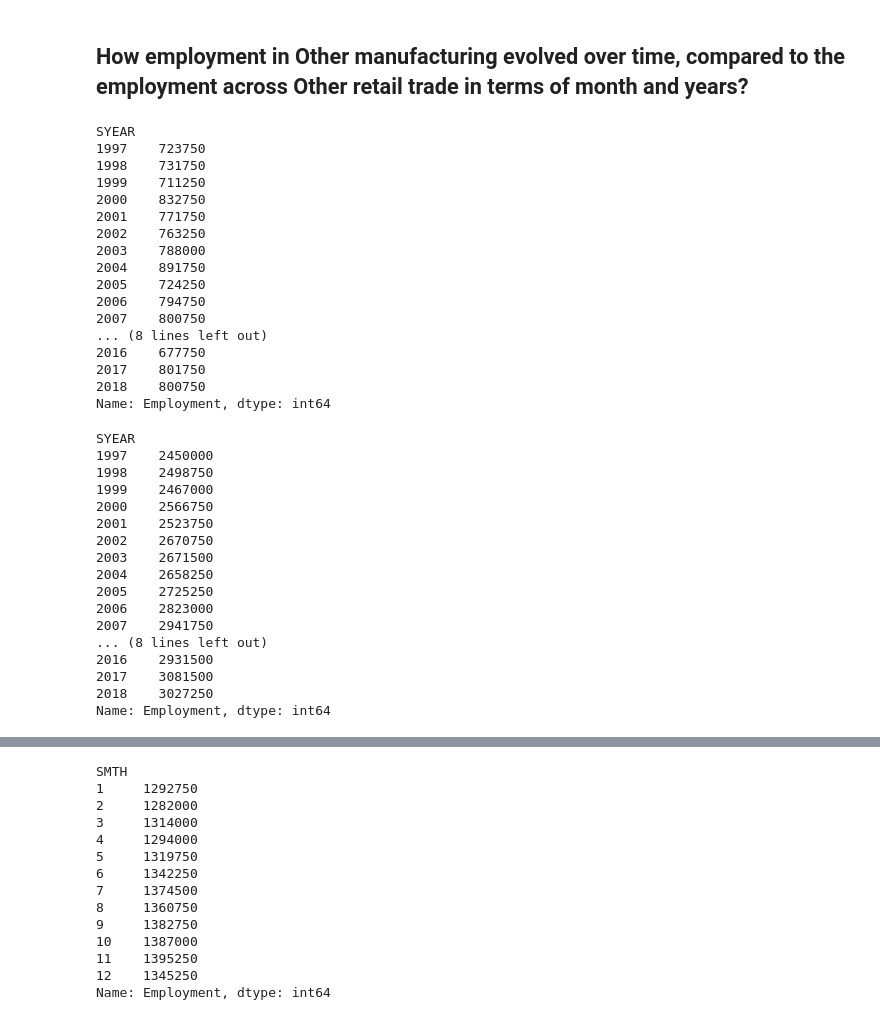
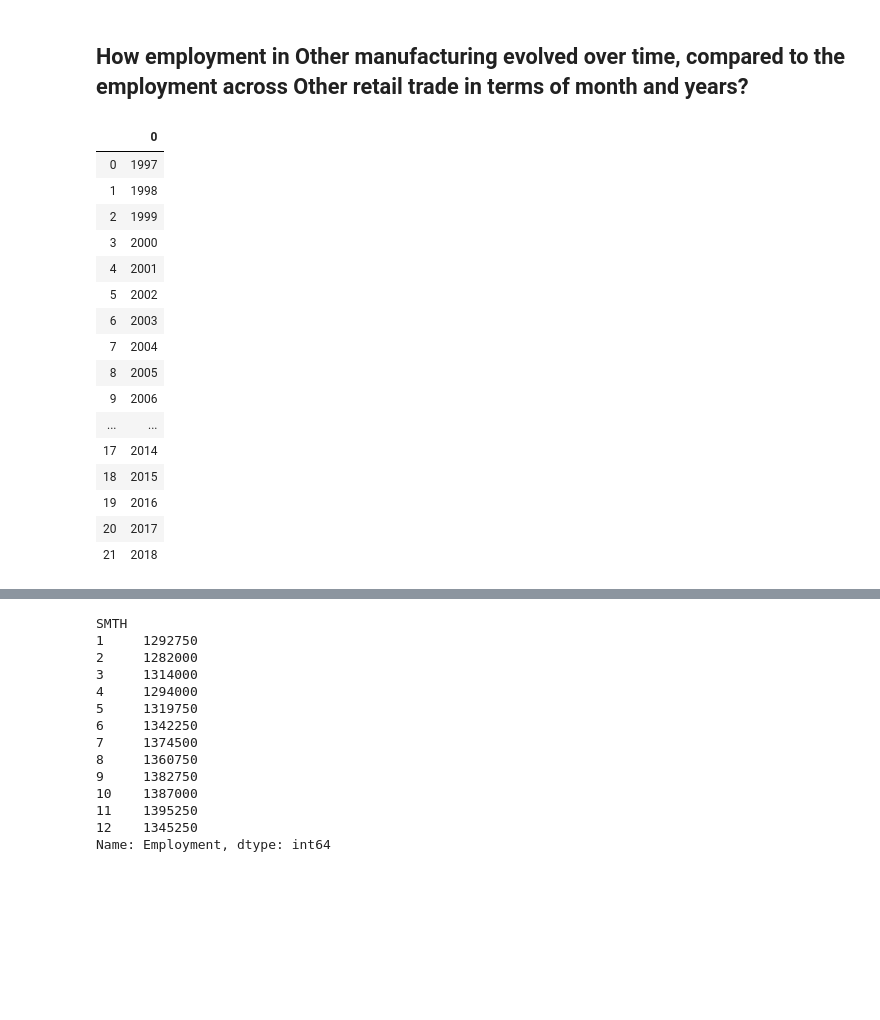
Before and after one commit to Hotlynn2/SERIES-ANALYSIS-OF-NAICS, a Jupyter notebook: Time Analysis Series.ipynb, the cells around one changed output, grey strips where cells are left out. Cells and saved outputs as stored; diff of their text form; code cells hidden in the pictures; blank space fills up the shorter version.

```diff
--- a/Time Analysis Series.ipynb
+++ b/Time Analysis Series.ipynb
@@ -3357,43 +3357,27 @@ Text(0.5, 1.0, 'Evolvement of Construction compared to All other industries')
 [figure]
 # %% [markdown]
 ## How employment in Other manufacturing evolved over time, compared to the employment across Other retail trade in terms of month and years?
-# %%
-data_output_mixed.loc[data_output_mixed['LMO_Detailed_Industry'] == 'Other manufacturing'].groupby('SYEAR').sum()['Employment']
-# %% [output]
-SYEAR
-1997    723750
-1998    731750
-1999    711250
-2000    832750
-2001    771750
-2002    763250
-2003    788000
-2004    891750
-2005    724250
-2006    794750
-2007    800750
-... (8 lines left out)
-2016    677750
-2017    801750
-2018    800750
-Name: Employment, dtype: int64
 # %%
-data_output_mixed.loc[data_output_mixed['LMO_Detailed_Industry'] == 'Other retail trade(excluding cars and personal care)'].groupby('SYEAR').sum()['Employment']
+manufacturing = data_output_mixed.loc[data_output_mixed['LMO_Detailed_Industry'] == 'Other manufacturing'].groupby('SYEAR').sum()['Employment'].to_frame()
+retail = data_output_mixed.loc[data_output_mixed['LMO_Detailed_Industry'] == 'Other retail trade(excluding cars and personal care)'].groupby('SYEAR').sum()['Employment'].to_frame()
+years = pd.Series(x_industries).to_frame()
-# %% [output]
-SYEAR
-1997    2450000
-1998    2498750
-1999    2467000
-2000    2566750
-2001    2523750
-2002    2670750
-2003    2671500
-2004    2658250
-2005    2725250
-2006    2823000
-2007    2941750
-... (8 lines left out)
-2016    2931500
-2017    3081500
-2018    3027250
-Name: Employment, dtype: int64
+# %%
+years
+# %% [output]
+|  | 0 |
+| 0 | 1997 |
+| 1 | 1998 |
+| 2 | 1999 |
+| 3 | 2000 |
+| 4 | 2001 |
+| 5 | 2002 |
+| 6 | 2003 |
+| 7 | 2004 |
+| 8 | 2005 |
+| 9 | 2006 |
+| ... | ... |
+| 17 | 2014 |
+| 18 | 2015 |
+| 19 | 2016 |
+| 20 | 2017 |
+| 21 | 2018 |
```
Also changed, not shown: parts of 3 cells of this notebook.
